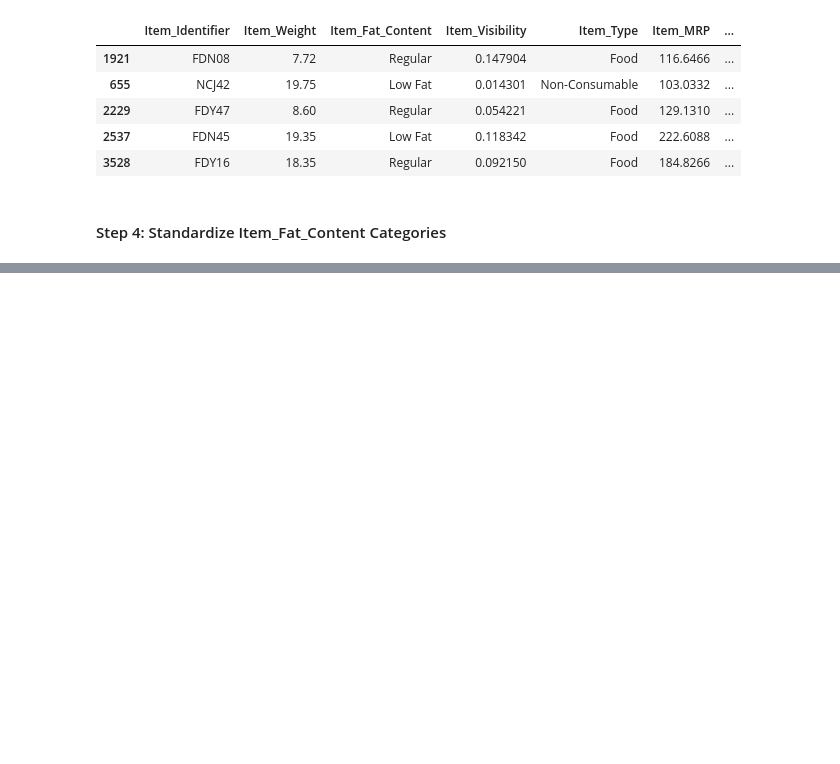
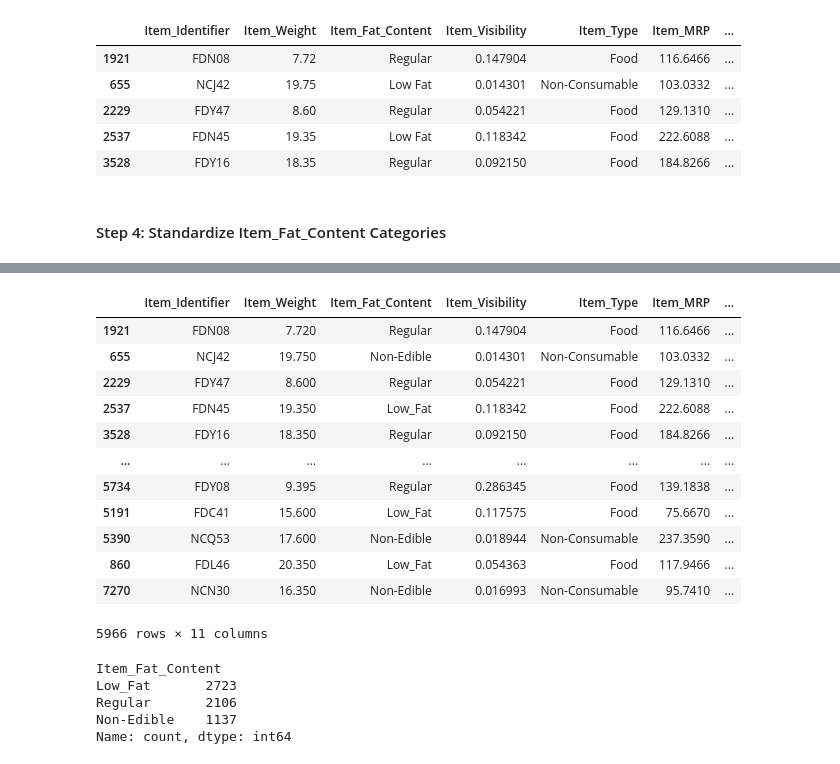
Before and after one commit to Debasish6/ML-Basics, a Jupyter notebook: Sales Prediction/Sales_Froecasting2.ipynb, the cells around one changed output, grey strips where cells are left out. Saved outputs shown, nothing was run; the diff lists cells and outputs as text; code cells hidden in the pictures; blank space fills up the shorter version.

```diff
--- a/Sales Prediction/Sales_Froecasting2.ipynb
+++ b/Sales Prediction/Sales_Froecasting2.ipynb
@@ -517,0 +528,36 @@ X_train_c.head()
+# %%
+def fix_fat_content(dataframe):
+    dataframe['Item_Fat_Content'] = dataframe['Item_Fat_Content'].replace({
+        'LF':'Low_Fat',
+        'low fat':'Low_Fat',
+        'reg':'Regular',
+        'Low Fat':'Low_Fat'
+        })
+    dataframe.loc[dataframe['Item_Type']=='Non-Consumable','Item_Fat_Content'] = 'Non-Edible'
+    return dataframe
+# %%
+X_train_c = fix_fat_content(X_train_c)
+# %%
+X_train_c
+# %% [output]
+|  | Item_Identifier | Item_Weight | Item_Fat_Content | Item_Visibility | Item_Type | Item_MRP | ... |
+| 1921 | FDN08 | 7.720 | Regular | 0.147904 | Food | 116.6466 | ... |
+| 655 | NCJ42 | 19.750 | Non-Edible | 0.014301 | Non-Consumable | 103.0332 | ... |
+| 2229 | FDY47 | 8.600 | Regular | 0.054221 | Food | 129.1310 | ... |
+| 2537 | FDN45 | 19.350 | Low_Fat | 0.118342 | Food | 222.6088 | ... |
+| 3528 | FDY16 | 18.350 | Regular | 0.092150 | Food | 184.8266 | ... |
+| ... | ... | ... | ... | ... | ... | ... | ... |
+| 5734 | FDY08 | 9.395 | Regular | 0.286345 | Food | 139.1838 | ... |
+| 5191 | FDC41 | 15.600 | Low_Fat | 0.117575 | Food | 75.6670 | ... |
+| 5390 | NCQ53 | 17.600 | Non-Edible | 0.018944 | Non-Consumable | 237.3590 | ... |
+| 860 | FDL46 | 20.350 | Low_Fat | 0.054363 | Food | 117.9466 | ... |
+| 7270 | NCN30 | 16.350 | Non-Edible | 0.016993 | Non-Consumable | 95.7410 | ... |
+5966 rows × 11 columns
+# %%
+X_train_c['Item_Fat_Content'].value_counts()
+# %% [output]
+Item_Fat_Content
+Low_Fat       2723
+Regular       2106
+Non-Edible    1137
+Name: count, dtype: int64
```
Also changed, not shown: parts of 61 cells of this notebook.
